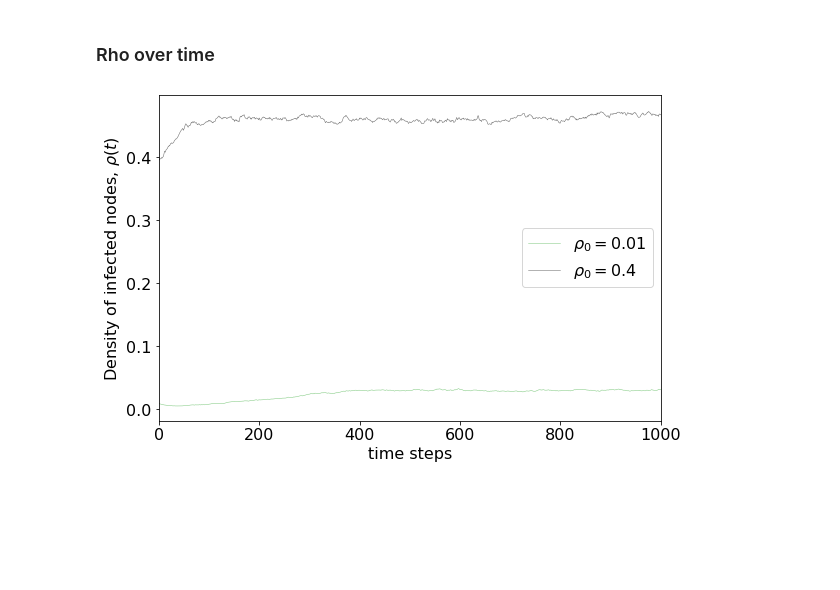
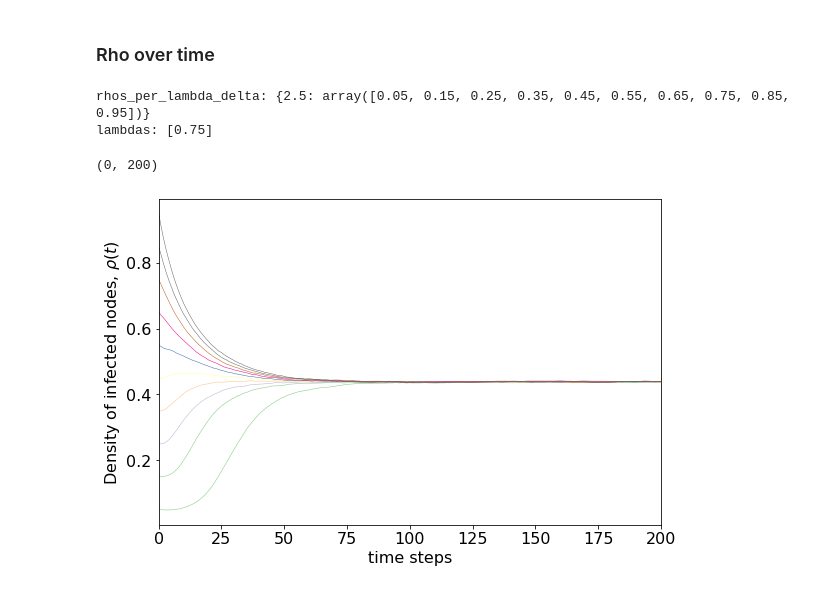
Before and after one commit to juanelas/sscm, a Jupyter notebook: simplagion.ipynb, the cells around one changed output. Cells and saved outputs as stored; diff of their text form; code cells hidden in the pictures; blank space fills up the shorter version.

```diff
--- a/simplagion.ipynb
+++ b/simplagion.ipynb
@@ -22,3 +44,6 @@ mu = 0.05
+# %%
+# Select rho_0s per lambda delta to plot
+rho0s_per_lambda_delta = {0: [0.01], 0.8: [0.01], 2.5: [0.01, 0.4]}
 # %%
 fig = plt.figure(figsize=(9, 6))
 # plt.rcParams['xtick.major.width'] = 1.2
@@ -93,26 +107,43 @@ mu = 0.05
+# %%
+# dataset = 'email-Enron'
+
+filename = f'{dataset}_rhos_over_time.pickle' if old_version else f'{dataset} - rhos_over_time.pickle'
+filepath = os.path.join(contagion_results_dir, filename)
+
+results = any
+with open(filepath, "rb") as file_handler:
+  results = pickle.load(file_handler)
+
+rhos, stationary_rhos, k, k_delta, lambdas, rho0s_per_lambda_delta, mu = parse_results(results) if old_version else results
+
+print('rhos_per_lambda_delta: ' + str(rho0s_per_lambda_delta))
+print('lambdas: ' + str(lambdas))
+# %% [output]
+rhos_per_lambda_delta: {2.5: array([0.05, 0.15, 0.25, 0.35, 0.45, 0.55, 0.65, 0.75, 0.85, 0.95])}
+lambdas: [0.75]
+# %%
+lambda1 = lambdas[0]
+lambda_delta = list(rho0s_per_lambda_delta.keys())[0]
 # %%
 fig = plt.figure(figsize=(9, 6))
-colors = list(colormap(np.linspace(0, 1, len(set(initial_infected_rates)))))
+colors = list(colormap(np.linspace(0, 1, len(rhos[lambda_delta]))))
 ax = plt.subplot(111)
 
-for i, rho_0 in enumerate(initial_infected_rates):
-    filename = f'{dataset}_mu{mu}_lambdaD{lambda_delta}_infectedRate{rho_0}.p'
-    results = pickle.load(
-        open(os.path.join(contagion_results_dir, filename), "rb"))
-    avg_stationary_rhos, k, k_delta, avg_rhos, lambdas, mu = parse_results(results)
+avg_rhos = np.mean(np.array([rhos[lambda_delta][rho_0][lambda1] for rho_0 in rhos[lambda_delta].keys()]), axis=1)
+x_axis = [timestep for timestep in range(0, avg_rhos.shape[1])]
 
+for i, avg_rhos_per_rho_0 in enumerate(avg_rhos):
     # I take the lambda in the simultaion
-    takeClosest = lambda num,collection:min(collection,key=lambda x:abs(x-num))
-    closest_lambda1 = float(takeClosest(lambda1, lambdas))
-    closest_lambda1_index = lambdas.index(closest_lambda1)
+    label = f'$\\rho_0={avg_rhos_per_rho_0[0]:.2f}$'
 
-    x_axis = [timestep for timestep in range(len(avg_rhos[closest_lambda1_index]))]
-    label = f'$\\rho_0={rho_0}$'
-    ax.tick_params(axis='both', which='major', labelsize=16)
-    ax.set_xlabel(r'time steps', size=16)
-    ax.set_ylabel(r'Density of infected nodes, $\rho(t)$', size=16)
-    ax.plot(x_axis, avg_rhos[closest_lambda1_index], color=colors[i], ls='-', lw=.5, label=label)
-    ax.set_xlim(0, 1000)
-    ax.legend(loc='best', fontsize=16)
+    ax.plot(x_axis, avg_rhos_per_rho_0, color=colors[i], ls='-', lw=.5, label=label)
+
+ax.tick_params(axis='both', which='major', labelsize=16)
+ax.set_xlabel(r'time steps', size=16)
+ax.set_ylabel(r'Density of infected nodes, $\rho(t)$', size=16)
+
+ax.set_xlim(0, 200)
+# ax.legend(loc='best', fontsize=16)
 # %% [output]
+(0, 200)
-[figure, old version]
+[figure, new version]
```
Also changed, not shown: parts of 4 cells of this notebook, 11 other files.
